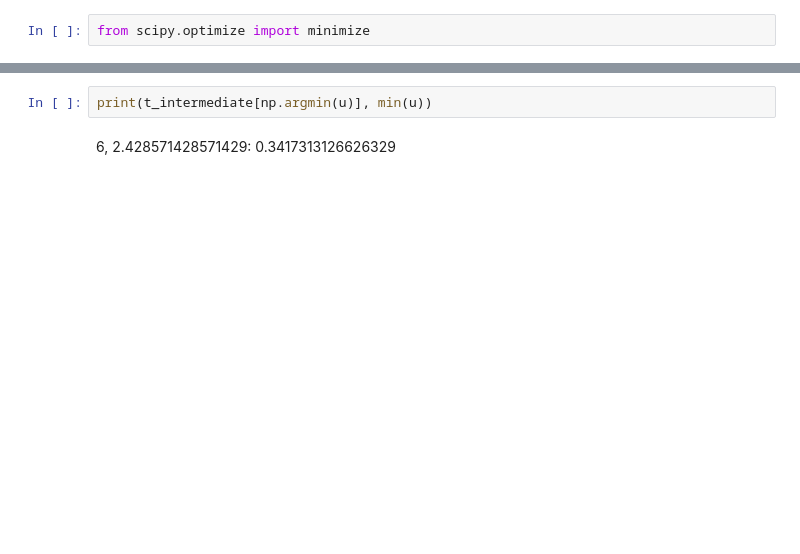
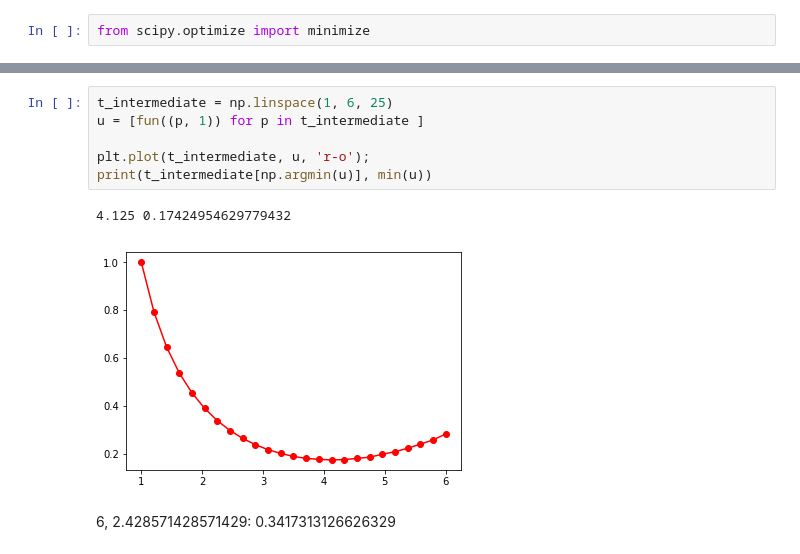
Before and after one commit to xdze2/CuNb, a Jupyter notebook: solid_mechanics/beam_bending.ipynb, the cells around one changed output, grey strips where cells are left out. Drawn from its saved outputs; the diff is of its cells as text; blank space fills up the shorter version.

```diff
--- a/solid_mechanics/beam_bending.ipynb
+++ b/solid_mechanics/beam_bending.ipynb
@@ -153,5 +167,12 @@ plt.plot(t_intermediate, u, 'r-o');
-# %%
-print(t_intermediate[np.argmin(u)], min(u))
+# %%
+t_intermediate = np.linspace(1, 6, 25)
+u = [fun((p, 1)) for p in t_intermediate ]
+
+plt.plot(t_intermediate, u, 'r-o');
+print(t_intermediate[np.argmin(u)], min(u))
+# %% [output]
+4.125 0.17424954629779432
+[figure, added]
 # %% [markdown]
 6, 2.428571428571429:  0.3417313126626329
 # %%
```
Also changed, not shown: parts of 18 cells of this notebook.
